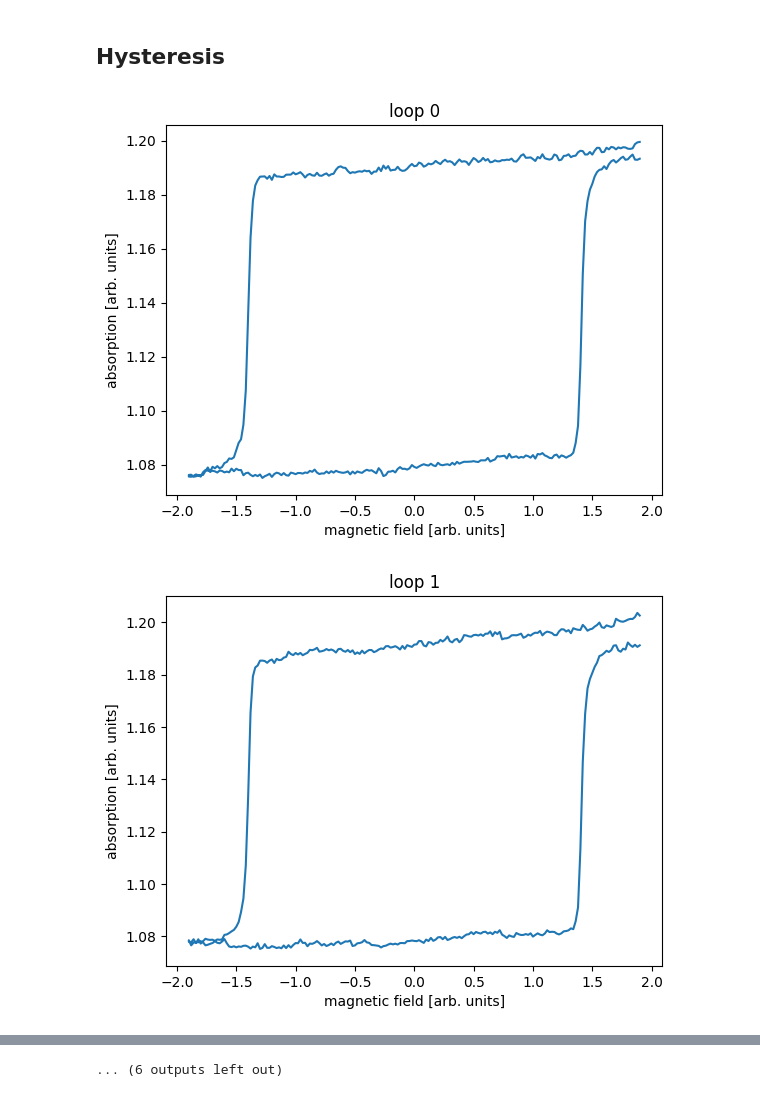
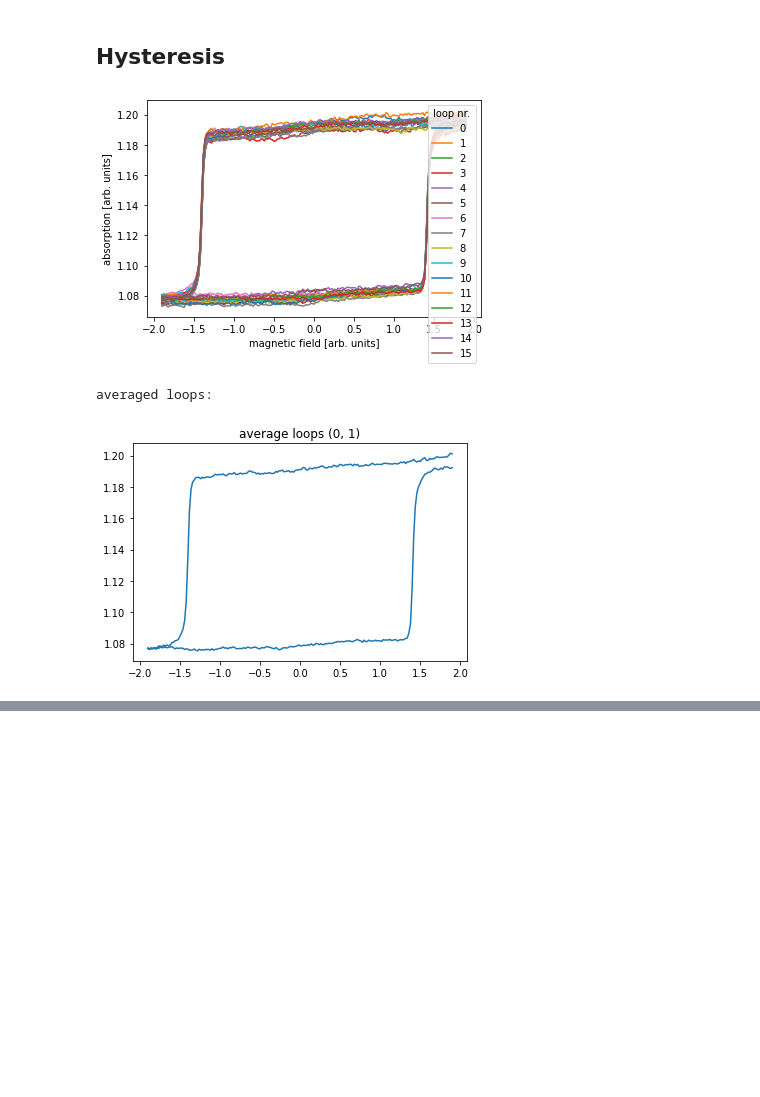
Before and after one commit to gnzng/xaspy, a Jupyter notebook: jupyter_notebooks/BL631_quickcheck.ipynb, the cells around one changed output, grey strips where cells are left out. Saved outputs shown, nothing was run; the diff lists cells and outputs as text; code cells hidden in the pictures; blank space fills up the shorter version.

Commit message:
updated plot_separated() in mHYST

```diff
--- a/jupyter_notebooks/BL631_quickcheck.ipynb
+++ b/jupyter_notebooks/BL631_quickcheck.ipynb
@@ -42,7 +42,7 @@ if you dont run this notebook on the beam line computer at BL 6.3.1, use the nex
 restart kernel after changing localpath
 # %%
 on_bl_computer = True
-localpath = 'testfiles'
+localpath = '../xaspy/test_files/'
 
 
 
@@ -179,18 +179,21 @@ plt.show()
 # %%
 ## choose TrajScan file here as a string
 scannumber = '31914-001_0001'
 df = TrajScan(scannumber).df
 
 # adjust energy column, detector and monitor column. ene_cut: energy between the edges
 hystclass = mHYST(df,'Magnet Field','Energy','LY','Clock',ratio='higher/lower')
-hystclass.plot_separated()
+
+# use onefigure=True for showing as individual plots
+hystclass.plot_separated(onefigure=True)
 
 # now average specific loops
     # return_data = False for plotting
     # return_data = True for data as tuple for further plotting or saving
 
 print('averaged loops:')
 hystclass.average_loops([0,1],return_data = False)
 # %% [output]
-[figure, old version]
+[figure, new version]
+averaged loops:
-[figure, old version]
+[figure, new version]
@@ -207 +199,0 @@ hystclass.average_loops([0,1],return_data = False)
-... (6 outputs left out)
```
Also changed, not shown: parts of 2 cells of this notebook, 1 other file.
